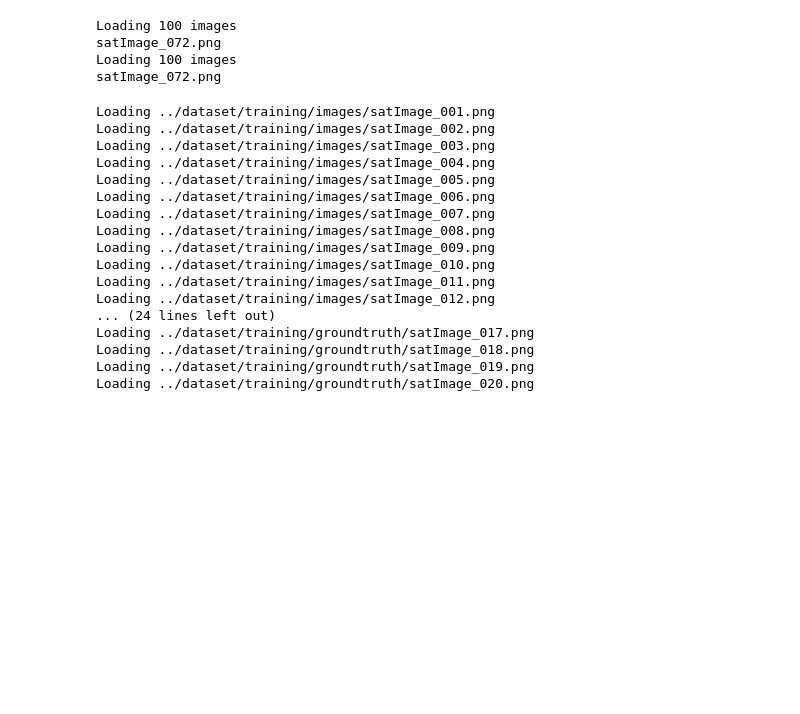
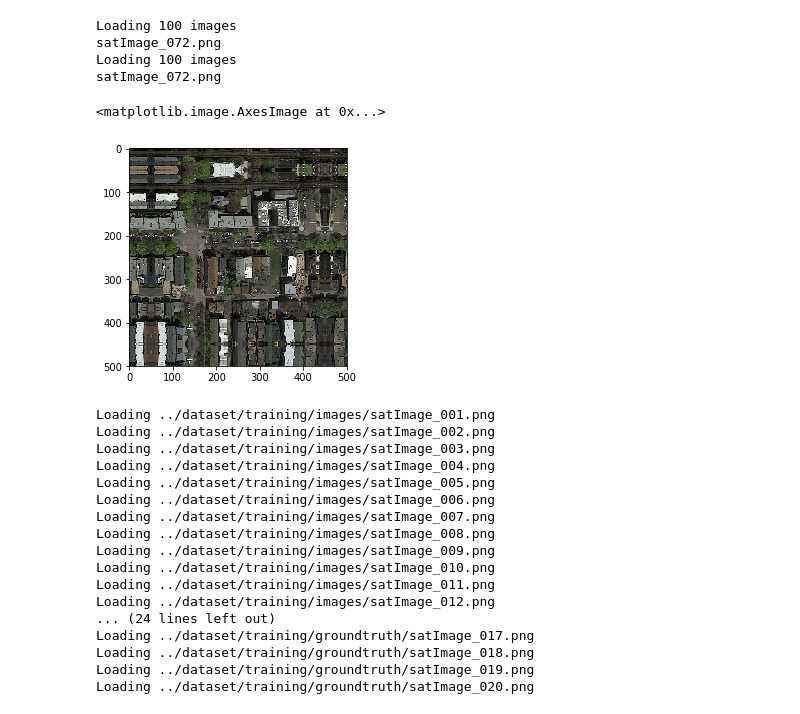
Before and after one commit to yannvon/road-segmentation, a Jupyter notebook: src/segmentation_pipeline.ipynb, the cells around one changed output. Saved outputs shown, nothing was run; the diff lists cells and outputs as text; code cells hidden in the pictures; blank space fills up the shorter version.

```diff
--- a/src/segmentation_pipeline.ipynb
+++ b/src/segmentation_pipeline.ipynb
@@ -55,6 +55,18 @@ Loading 100 images
 satImage_072.png
 Loading 100 images
 satImage_072.png
+# %%
+#pad an image (with 3RGB dim with) of padSize by mirroring border
+def pad_image(img,padSize):
+    return np.lib.pad(img,((padSize,padSize),(padSize,padSize),(0,0)),'reflect')
+#pad an ground_truth image
+def pad_gt_img(img,padSize):
+    return np.lib.pad(img,((padSize,padSize),(padSize,padSize)),'reflect')
+
+plt.imshow((pad_image(imgs[2],50)), cmap='Greys_r')
+# %% [output]
+<matplotlib.image.AxesImage at 0x...>
+[figure, added]
 # %%
 # Extract patches from a given image
 def img_crop(im, w, h):
```
